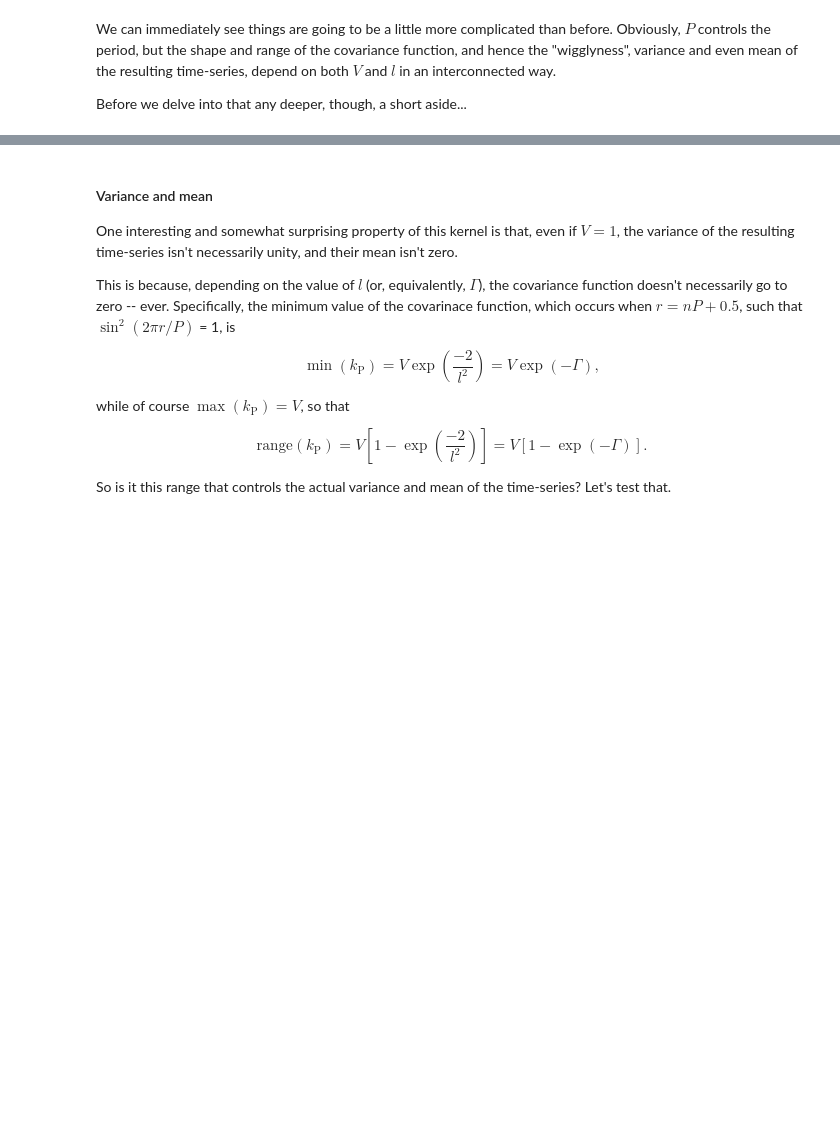
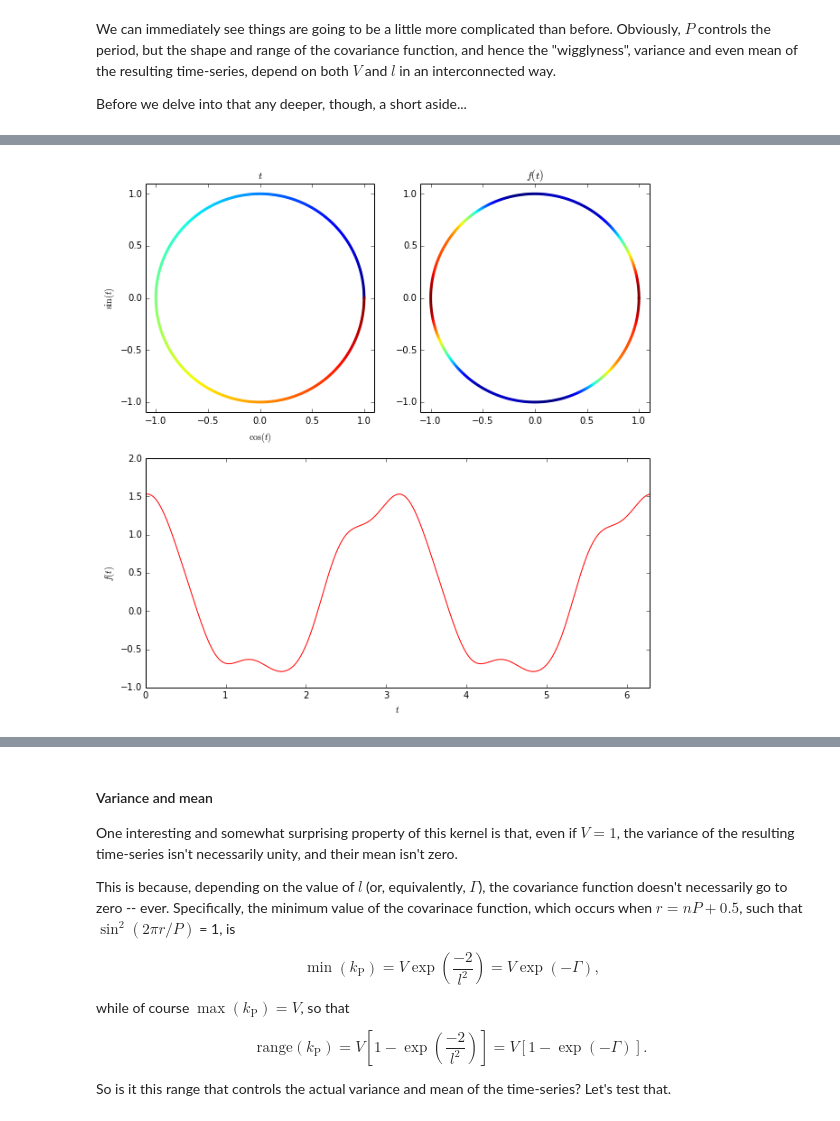
Before and after one commit to afcarl/PleiadesStars, a Jupyter notebook: QPGP_notes.ipynb, the cells around one changed output, grey strips where cells are left out. Cells and saved outputs as stored; diff of their text form; code cells hidden in the pictures; blank space fills up the shorter version.

```diff
--- a/QPGP_notes.ipynb
+++ b/QPGP_notes.ipynb
@@ -252,0 +253,27 @@ Before we delve into that any deeper, though, a short aside...
+# %%
+t = np.r_[0:2*np.pi:401j]
+x = np.cos(t)
+y = np.sin(t)
+l = 1.0
+Gamma = 2/l**2
+gp = GP(kernels.ExpSine2Kernel(Gamma, np.pi))
+gp.compute(t,yerr=1e-3)
+f = gp.sample(t, size = 1)
+pl.figure(figsize=(10,10))
+ax1 = pl.subplot(221)
+pl.scatter(x,y,s=10,c=t,edgecolors='none')
+pl.xlabel(r"$\cos(t)$")
+pl.ylabel(r"$\sin(t)$")
+pl.title(r"$t$")
+ax2 = pl.subplot(222, sharex = ax1, sharey = ax1)
+pl.scatter(x,y,s=10,c=f,edgecolors='none')
+pl.xlim(-1.1,1.1)
+pl.ylim(-1.1,1.1)
+pl.title(r"$f(t)$")
+ax3 = pl.subplot(212)
+pl.plot(t,f,'r-')
+pl.ylabel(r"$f(t)$")
+pl.xlabel(r"$t$")
+pl.xlim(0,2*np.pi);
+# %% [output]
+[figure, added]
```
Also changed, not shown: parts of 14 cells of this notebook.
